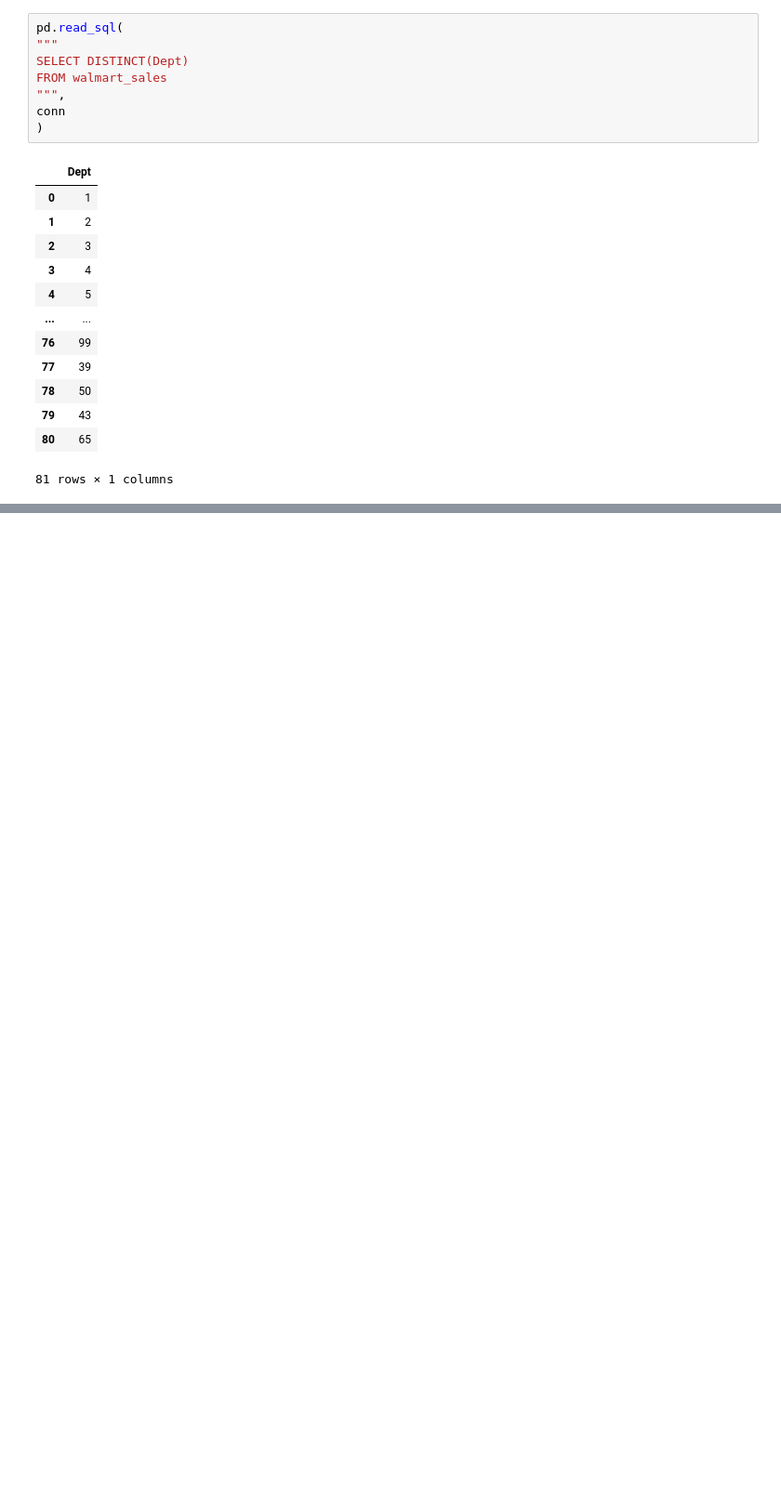
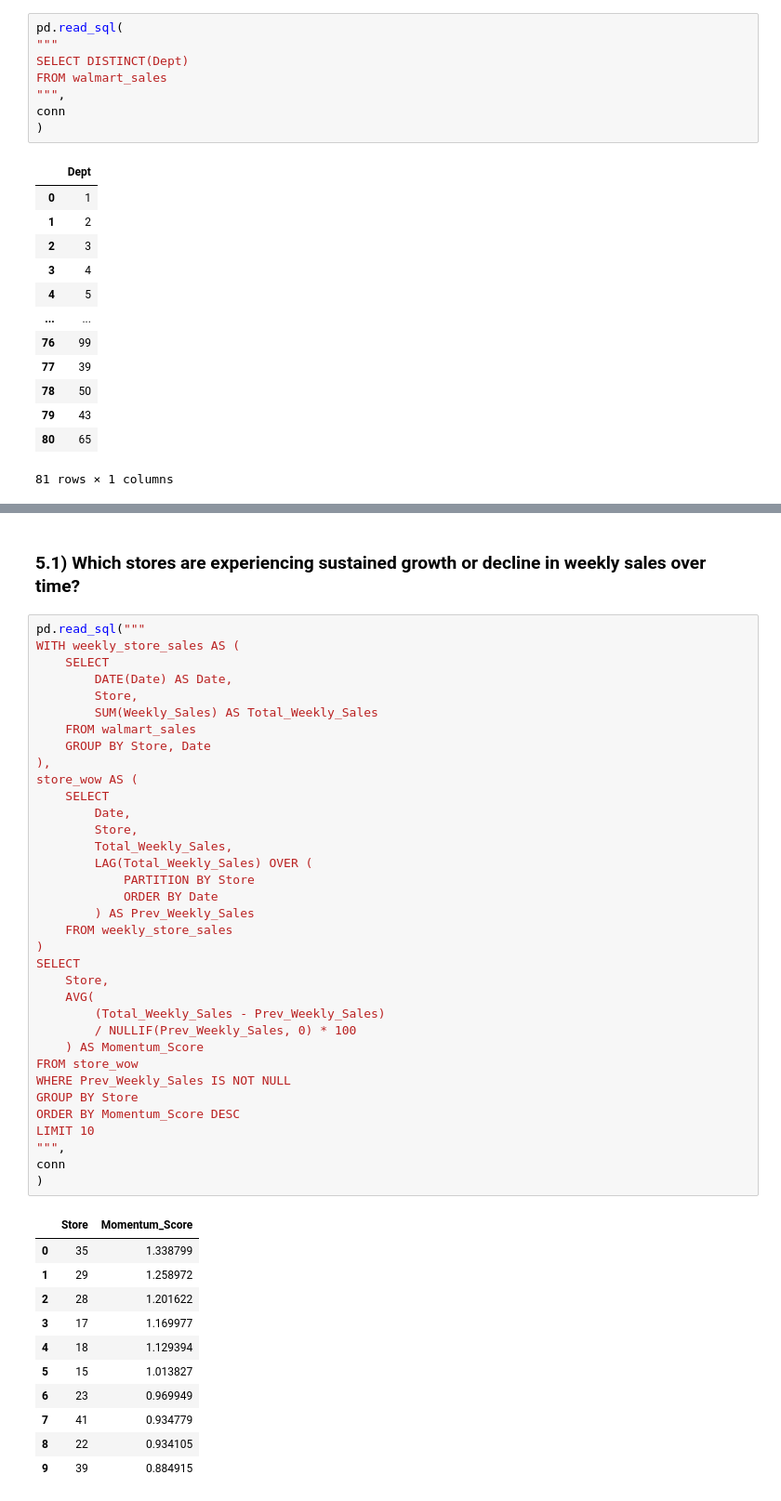
Before and after one commit to DavidO1621/Walmart-kpi-project, a Jupyter notebook: notebooks/02_SQL_KPIs.ipynb, the cells around one changed output, grey strips where cells are left out. Shown at 93% size. Cells and saved outputs as stored; diff of their text form; blank space fills up the shorter version.

```diff
--- a/notebooks/02_SQL_KPIs.ipynb
+++ b/notebooks/02_SQL_KPIs.ipynb
@@ -305,0 +343,49 @@ conn
+# %% [markdown]
+### 5.1) Which stores are experiencing sustained growth or decline in weekly sales over time?
+# %%
+pd.read_sql("""
+WITH weekly_store_sales AS (
+    SELECT
+        DATE(Date) AS Date,
+        Store,
+        SUM(Weekly_Sales) AS Total_Weekly_Sales
+    FROM walmart_sales
+    GROUP BY Store, Date
+),
+store_wow AS (
+    SELECT
+        Date,
+        Store,
+        Total_Weekly_Sales,
+        LAG(Total_Weekly_Sales) OVER (
+            PARTITION BY Store
+            ORDER BY Date
+        ) AS Prev_Weekly_Sales
+    FROM weekly_store_sales
+)
+SELECT
+    Store,
+    AVG(
+        (Total_Weekly_Sales - Prev_Weekly_Sales)
+        / NULLIF(Prev_Weekly_Sales, 0) * 100
+    ) AS Momentum_Score
+FROM store_wow
+WHERE Prev_Weekly_Sales IS NOT NULL
+GROUP BY Store
+ORDER BY Momentum_Score DESC
+LIMIT 10
+""",
+conn
+)
+# %% [output]
+|  | Store | Momentum_Score |
+| 0 | 35 | 1.338799 |
+| 1 | 29 | 1.258972 |
+| 2 | 28 | 1.201622 |
+| 3 | 17 | 1.169977 |
+| 4 | 18 | 1.129394 |
+| 5 | 15 | 1.013827 |
+| 6 | 23 | 0.969949 |
+| 7 | 41 | 0.934779 |
+| 8 | 22 | 0.934105 |
+| 9 | 39 | 0.884915 |
```
Also changed, not shown: parts of 8 cells of this notebook.
